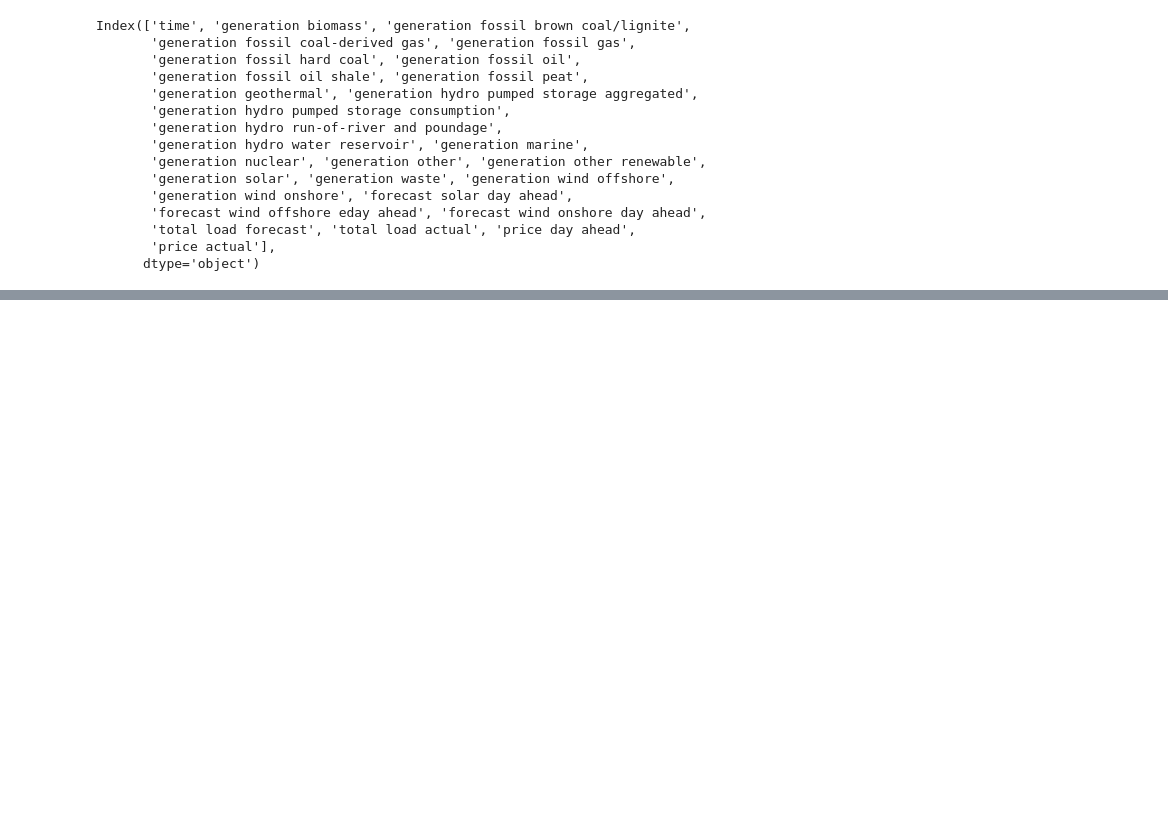
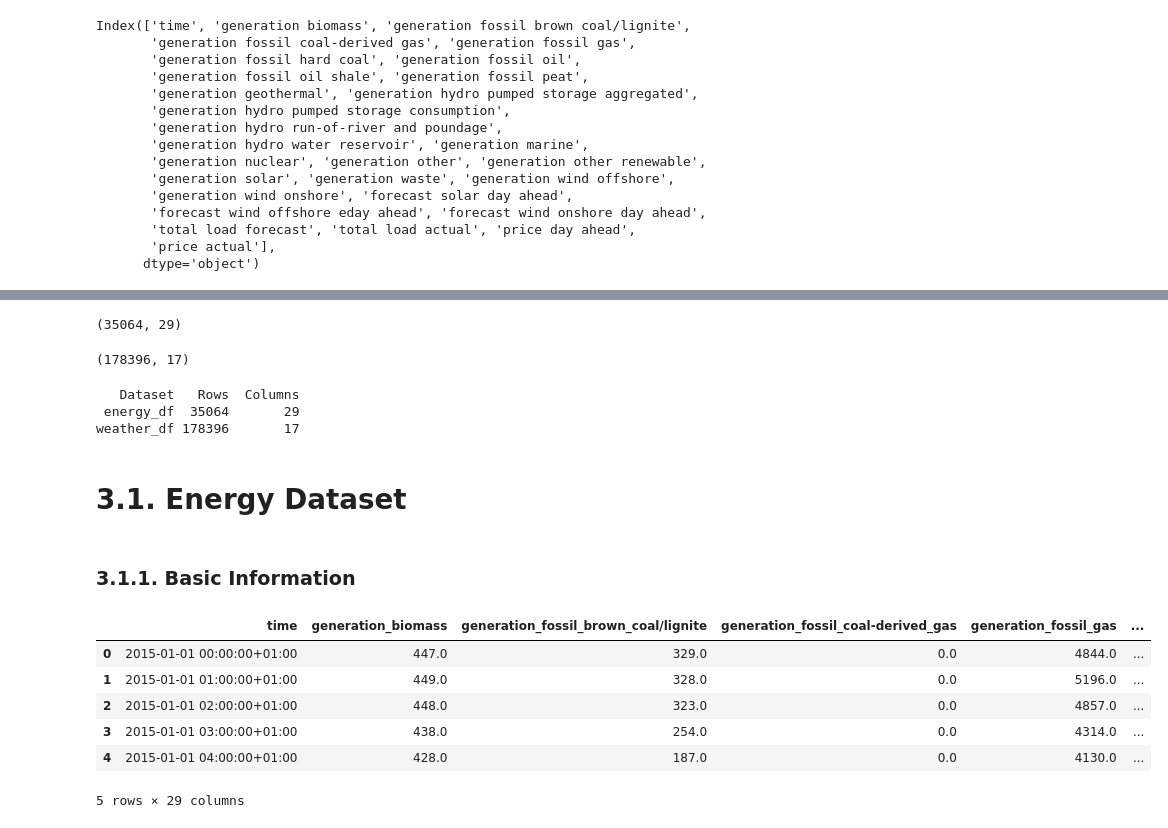
Before and after one commit to saricmilos/electricity-price-for-tomorrow, a Jupyter notebook: notebooks/electricity_price_forecasting_eda.ipynb, the cells around one changed output, grey strips where cells are left out. Drawn from its saved outputs; the diff is of its cells as text; code cells hidden in the pictures; blank space fills up the shorter version.

```diff
--- a/notebooks/electricity_price_forecasting_eda.ipynb
+++ b/notebooks/electricity_price_forecasting_eda.ipynb
@@ -178,0 +208,24 @@ Index(['time', 'generation biomass', 'generation fossil brown coal/lignite',
+# %%
+energy_df.shape
+# %% [output]
+(35064, 29)
+# %%
+weather_df.shape
+# %% [output]
+(178396, 17)
+# %%
+shapes = pd.DataFrame({
+    "Dataset": ["energy_df", "weather_df"],
+    "Rows": [energy_df.shape[0], weather_df.shape[0]],
+    "Columns": [energy_df.shape[1], weather_df.shape[1]]
+})
+
+print(shapes.to_string(index=False))
+# %% [output]
+   Dataset   Rows  Columns
+ energy_df  35064       29
+weather_df 178396       17
+# %% [markdown]
+# **3.1. Energy Dataset**
+# %% [markdown]
+### **3.1.1. Basic Information**
@@ -178,0 +234,10 @@ Index(['time', 'generation biomass', 'generation fossil brown coal/lignite',
+# %%
+energy_df.head()
+# %% [output]
+|  | time | generation_biomass | generation_fossil_brown_coal/lignite | generation_fossil_coal-derived_gas | generation_fossil_gas | ... |
+| 0 | 2015-01-01 00:00:00+01:00 | 447.0 | 329.0 | 0.0 | 4844.0 | ... |
+| 1 | 2015-01-01 01:00:00+01:00 | 449.0 | 328.0 | 0.0 | 5196.0 | ... |
+| 2 | 2015-01-01 02:00:00+01:00 | 448.0 | 323.0 | 0.0 | 4857.0 | ... |
+| 3 | 2015-01-01 03:00:00+01:00 | 438.0 | 254.0 | 0.0 | 4314.0 | ... |
+| 4 | 2015-01-01 04:00:00+01:00 | 428.0 | 187.0 | 0.0 | 4130.0 | ... |
+5 rows × 29 columns
```
Also changed, not shown: parts of 40 cells of this notebook.
